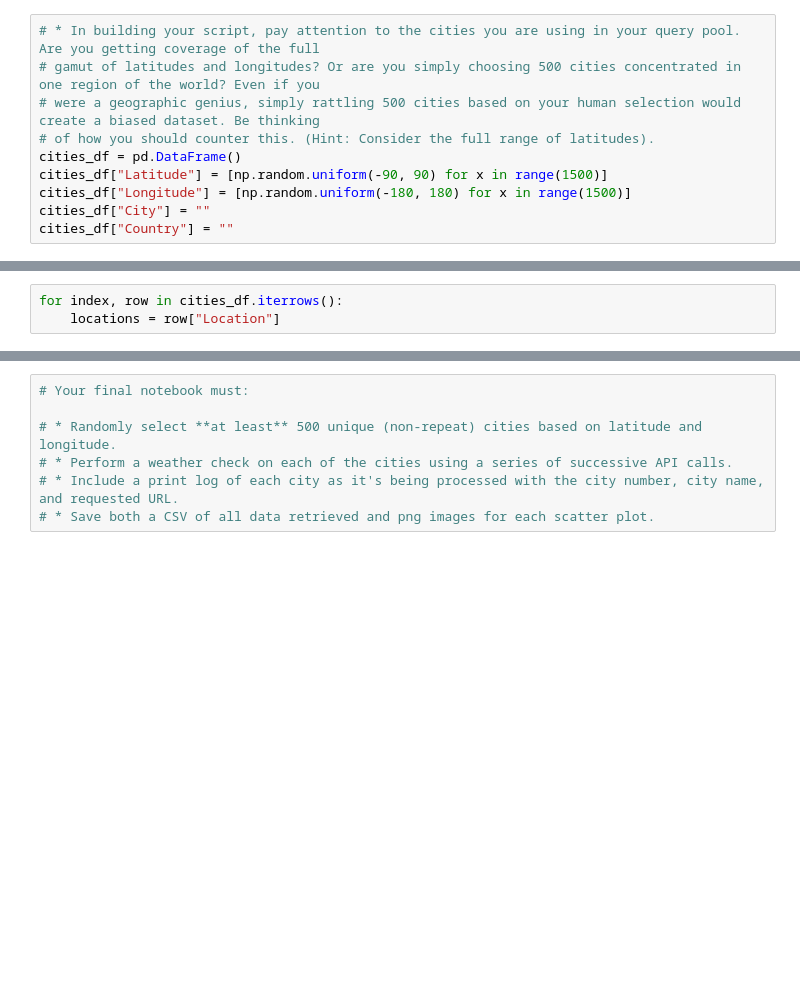
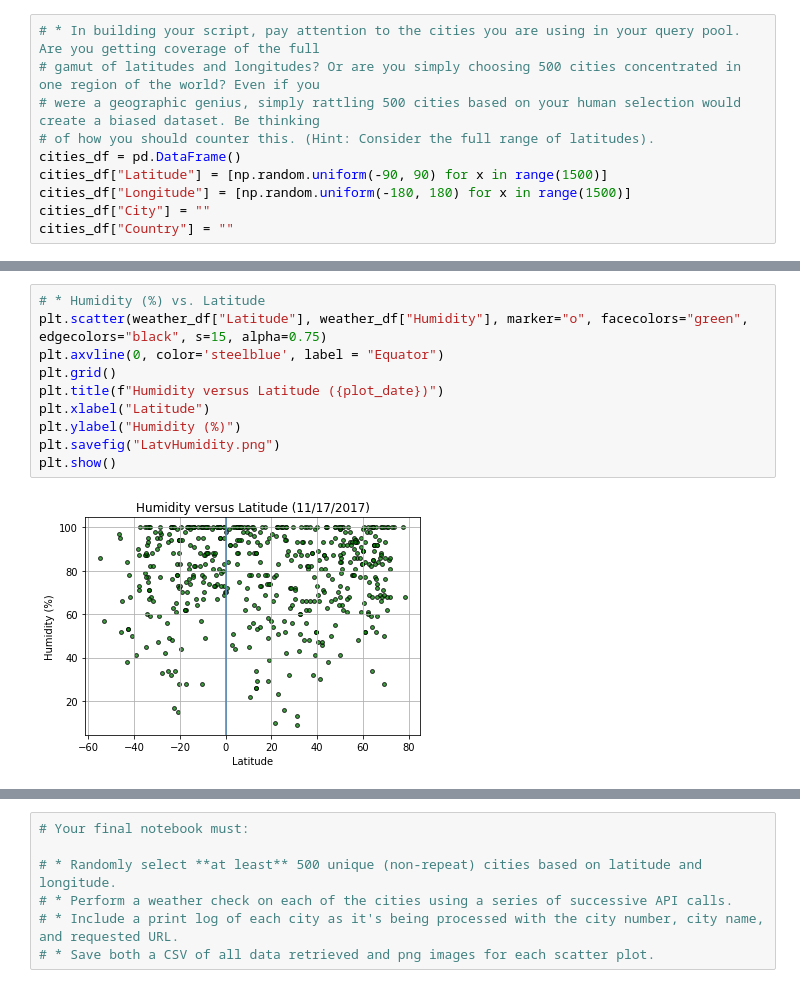
Before and after one commit to donnaadietrich/utexas-homework-pythonapis, a Jupyter notebook: weatherpy.ipynb, the cells around one changed output, grey strips where cells are left out. Cells and saved outputs as stored; diff of their text form; blank space fills up the shorter version.

```diff
--- a/weatherpy.ipynb
+++ b/weatherpy.ipynb
@@ -96,4 +42 @@ cities_df.head()
-# %%
-for index, row in cities_df.iterrows():
-    locations = row["Location"]
 # %%
@@ -150,0 +132,12 @@ cities_df.head()
+# %%
+# * Humidity (%) vs. Latitude
+plt.scatter(weather_df["Latitude"], weather_df["Humidity"], marker="o", facecolors="green", edgecolors="black", s=15, alpha=0.75)
+plt.axvline(0, color='steelblue', label = "Equator")
+plt.grid()
+plt.title(f"Humidity versus Latitude ({plot_date})")
+plt.xlabel("Latitude")
+plt.ylabel("Humidity (%)")
+plt.savefig("LatvHumidity.png")
+plt.show()
+# %% [output]
+[figure, added]
```
Also changed, not shown: parts of 26 cells of this notebook, 5 other files.
